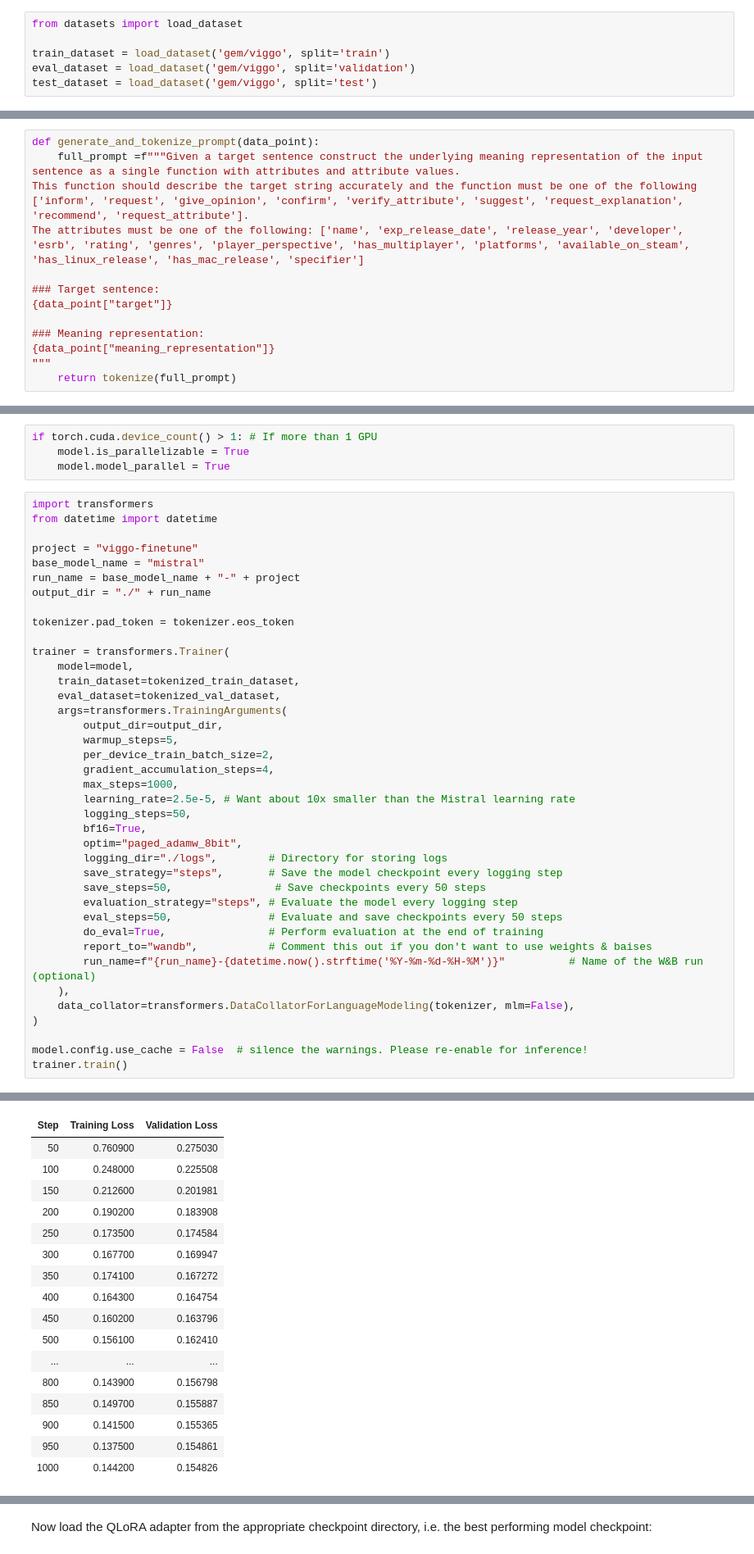
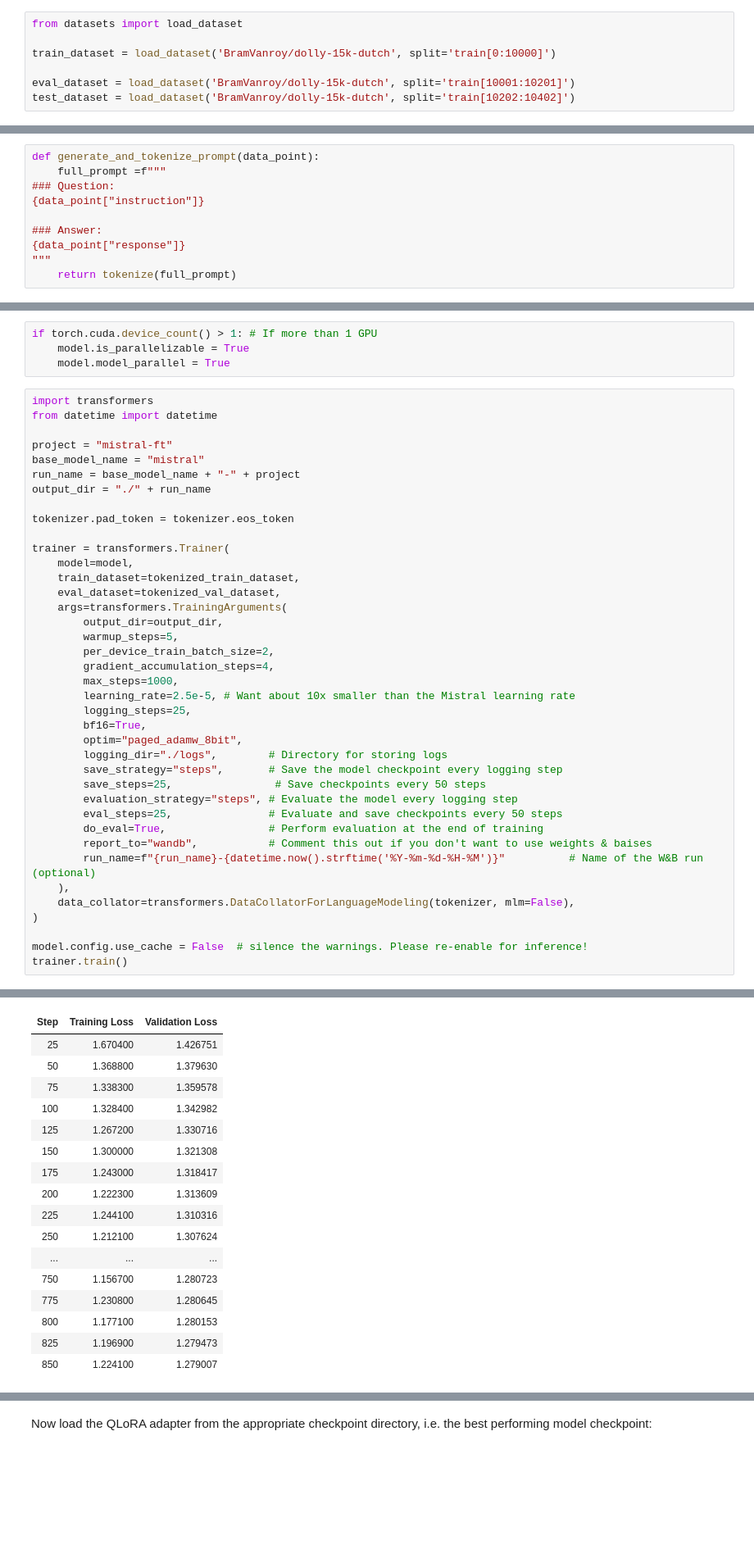
Before and after one commit to leonvanbokhorst/mistral7b.ot, a Jupyter notebook: mistral-finetune.ipynb, the cells around one changed output, grey strips where cells are left out. Shown at 82% size. Cells and saved outputs as stored; diff of their text form; blank space fills up the shorter version.

Commit message:
Training with dolly 15k dutch

```diff
--- a/mistral-finetune.ipynb
+++ b/mistral-finetune.ipynb
@@ -84,9 +84,10 @@ Let's load a meaning representation dataset, and fine-tune Mistral on that. This
 # %%
 from datasets import load_dataset
 
-train_dataset = load_dataset('gem/viggo', split='train')
-eval_dataset = load_dataset('gem/viggo', split='validation')
-test_dataset = load_dataset('gem/viggo', split='test')
+train_dataset = load_dataset('BramVanroy/dolly-15k-dutch', split='train[0:10000]')
+
+eval_dataset = load_dataset('BramVanroy/dolly-15k-dutch', split='train[10001:10201]')
+test_dataset = load_dataset('BramVanroy/dolly-15k-dutch', split='train[10202:10402]')
 # %%
 print(train_dataset)
 print(eval_dataset)
@@ -150,19 +151,16 @@ def tokenize(prompt):
     return result
 # %% [markdown]
 And convert each sample into a prompt that I found from [this notebook](https://github.com/samlhuillier/viggo-finetune/blob/main/llama/fine-tune-code-llama.ipynb).
-# %%
-def generate_and_tokenize_prompt(data_point):
-    full_prompt =f"""Given a target sentence construct the underlying meaning representation of the input sentence as a single function with attributes and attribute values.
-This function should describe the target string accurately and the function must be one of the following ['inform', 'request', 'give_opinion', 'confirm', 'verify_attribute', 'suggest', 'request_explanation', 'recommend', 'request_attribute'].
-The attributes must be one of the following: ['name', 'exp_release_date', 'release_year', 'developer', 'esrb', 'rating', 'genres', 'player_perspective', 'has_multiplayer', 'platforms', 'available_on_steam', 'has_linux_release', 'has_mac_release', 'specifier']
-
-### Target sentence:
-{data_point["target"]}
-
-### Meaning representation:
-{data_point["meaning_representation"]}
-"""
-    return tokenize(full_prompt)
+# %%
+def generate_and_tokenize_prompt(data_point):
+    full_prompt =f"""
+### Question:
+{data_point["instruction"]}
+
+### Answer:
+{data_point["response"]}
+"""
+    return tokenize(full_prompt)
 # %% [markdown]
 Reformat the prompt and tokenize each sample:
 # %%
@@ -370,7 +366,7 @@ if torch.cuda.device_count() > 1: # If more than 1 GPU
 import transformers
 from datetime import datetime
 
-project = "viggo-finetune"
+project = "mistral-ft"
 base_model_name = "mistral"
 run_name = base_model_name + "-" + project
 output_dir = "./" + run_name
@@ -388,14 +384,14 @@ trainer = transformers.Trainer(
         gradient_accumulation_steps=4,
         max_steps=1000,
         learning_rate=2.5e-5, # Want about 10x smaller than the Mistral learning rate
-        logging_steps=50,
+        logging_steps=25,
         bf16=True,
         optim="paged_adamw_8bit",
         logging_dir="./logs",        # Directory for storing logs
         save_strategy="steps",       # Save the model checkpoint every logging step
-        save_steps=50,                # Save checkpoints every 50 steps
+        save_steps=25,                # Save checkpoints every 50 steps
         evaluation_strategy="steps", # Evaluate the model every logging step
-        eval_steps=50,               # Evaluate and save checkpoints every 50 steps
+        eval_steps=25,               # Evaluate and save checkpoints every 50 steps
         do_eval=True,                # Perform evaluation at the end of training
         report_to="wandb",           # Comment this out if you don't want to use weights & baises
         run_name=f"{run_name}-{datetime.now().strftime('%Y-%m-%d-%H-%M')}"          # Name of the W&B run (optional)
@@ -418,17 +413,17 @@ You're using a LlamaTokenizerFast tokenizer. Please note that with a fast tokeni
 | Step | Training Loss | Validation Loss |
-| 50 | 0.760900 | 0.275030 |
-| 100 | 0.248000 | 0.225508 |
-| 150 | 0.212600 | 0.201981 |
-| 200 | 0.190200 | 0.183908 |
-| 250 | 0.173500 | 0.174584 |
-| 300 | 0.167700 | 0.169947 |
-| 350 | 0.174100 | 0.167272 |
-| 400 | 0.164300 | 0.164754 |
-| 450 | 0.160200 | 0.163796 |
-| 500 | 0.156100 | 0.162410 |
+| 25 | 1.670400 | 1.426751 |
+| 50 | 1.368800 | 1.379630 |
+| 75 | 1.338300 | 1.359578 |
+| 100 | 1.328400 | 1.342982 |
+| 125 | 1.267200 | 1.330716 |
+| 150 | 1.300000 | 1.321308 |
+| 175 | 1.243000 | 1.318417 |
+| 200 | 1.222300 | 1.313609 |
+| 225 | 1.244100 | 1.310316 |
+| 250 | 1.212100 | 1.307624 |
 | ... | ... | ... |
-| 800 | 0.143900 | 0.156798 |
-| 850 | 0.149700 | 0.155887 |
-| 900 | 0.141500 | 0.155365 |
-| 950 | 0.137500 | 0.154861 |
-| 1000 | 0.144200 | 0.154826 |
+| 750 | 1.156700 | 1.280723 |
+| 775 | 1.230800 | 1.280645 |
+| 800 | 1.177100 | 1.280153 |
+| 825 | 1.196900 | 1.279473 |
+| 850 | 1.224100 | 1.279007 |
```
Also changed, not shown: parts of 8 cells of this notebook, 1 other file.
